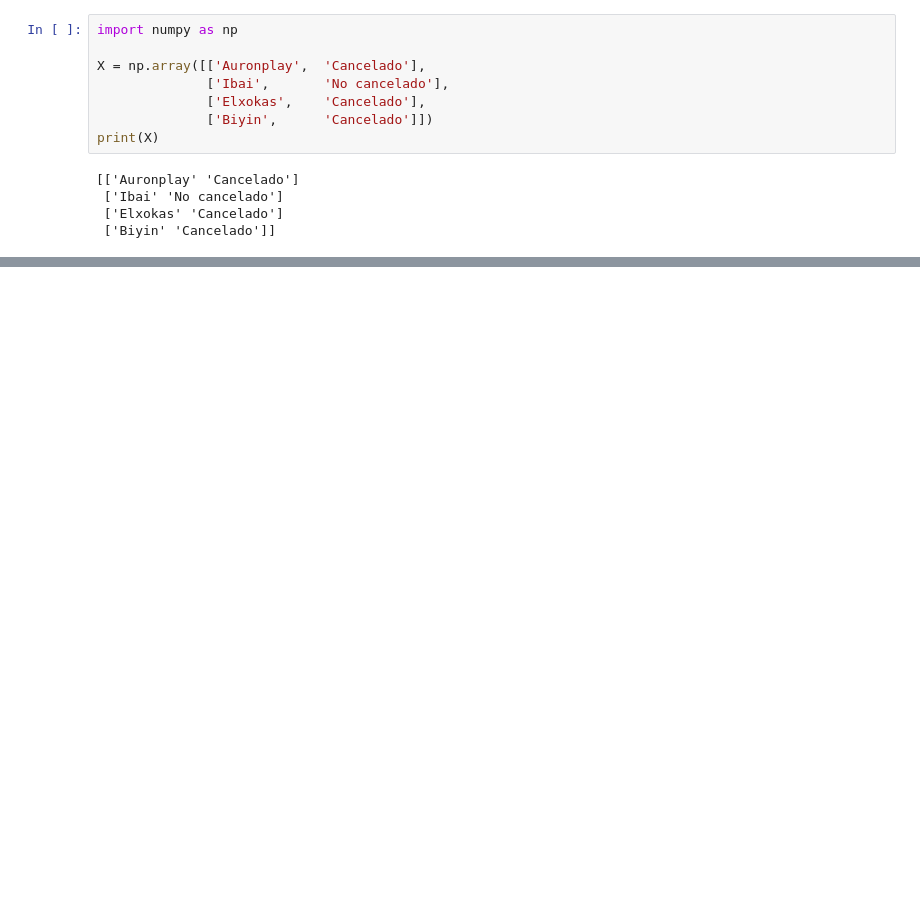
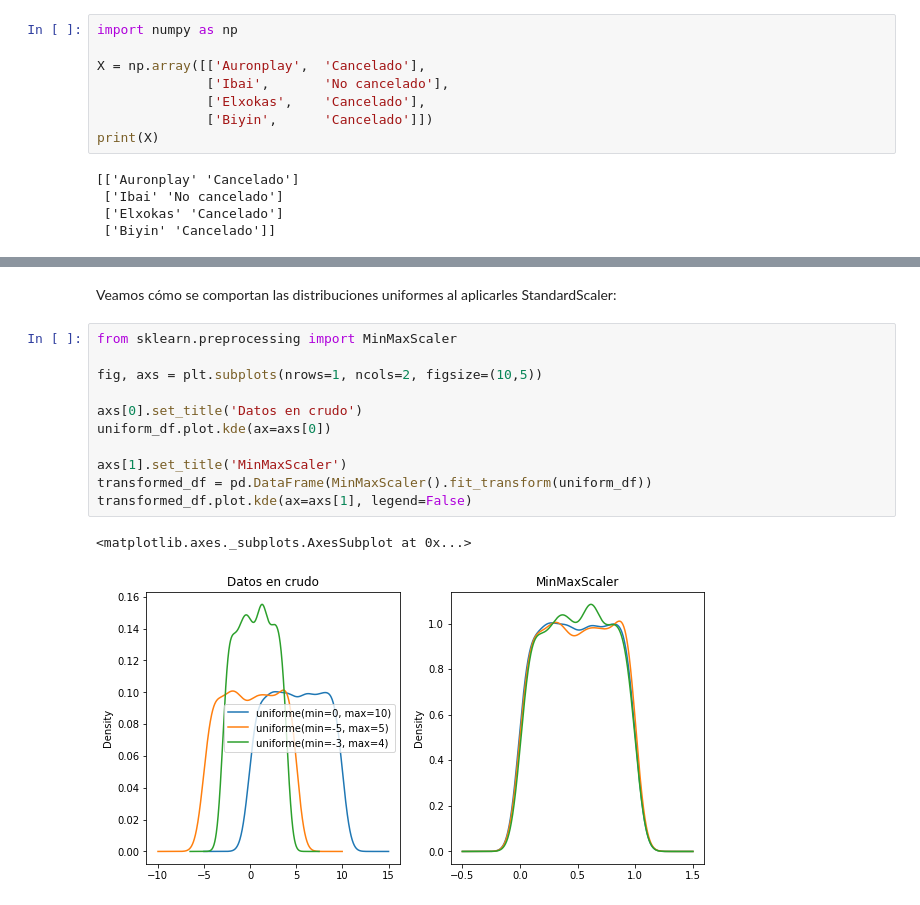
Before and after one commit to w-dan/academy_2023, a Jupyter notebook: Preprocesamiento.ipynb, the cells around one changed output, grey strips where cells are left out. Saved outputs shown, nothing was run; the diff lists cells and outputs as text; blank space fills up the shorter version.

Commit message:
terminado datos continuos

```diff
--- a/Preprocesamiento.ipynb
+++ b/Preprocesamiento.ipynb
@@ -58,0 +157,16 @@ print(X)
+# %% [markdown]
+Veamos cómo se comportan las distribuciones uniformes al aplicarles StandardScaler:
+# %%
+from sklearn.preprocessing import MinMaxScaler
+
+fig, axs = plt.subplots(nrows=1, ncols=2, figsize=(10,5))
+
+axs[0].set_title('Datos en crudo')
+uniform_df.plot.kde(ax=axs[0])
+
+axs[1].set_title('MinMaxScaler')
+transformed_df = pd.DataFrame(MinMaxScaler().fit_transform(uniform_df))
+transformed_df.plot.kde(ax=axs[1], legend=False)
+# %% [output]
+<matplotlib.axes._subplots.AxesSubplot at 0x...>
+[figure, added]
```
Also changed, not shown: parts of 25 cells of this notebook.
